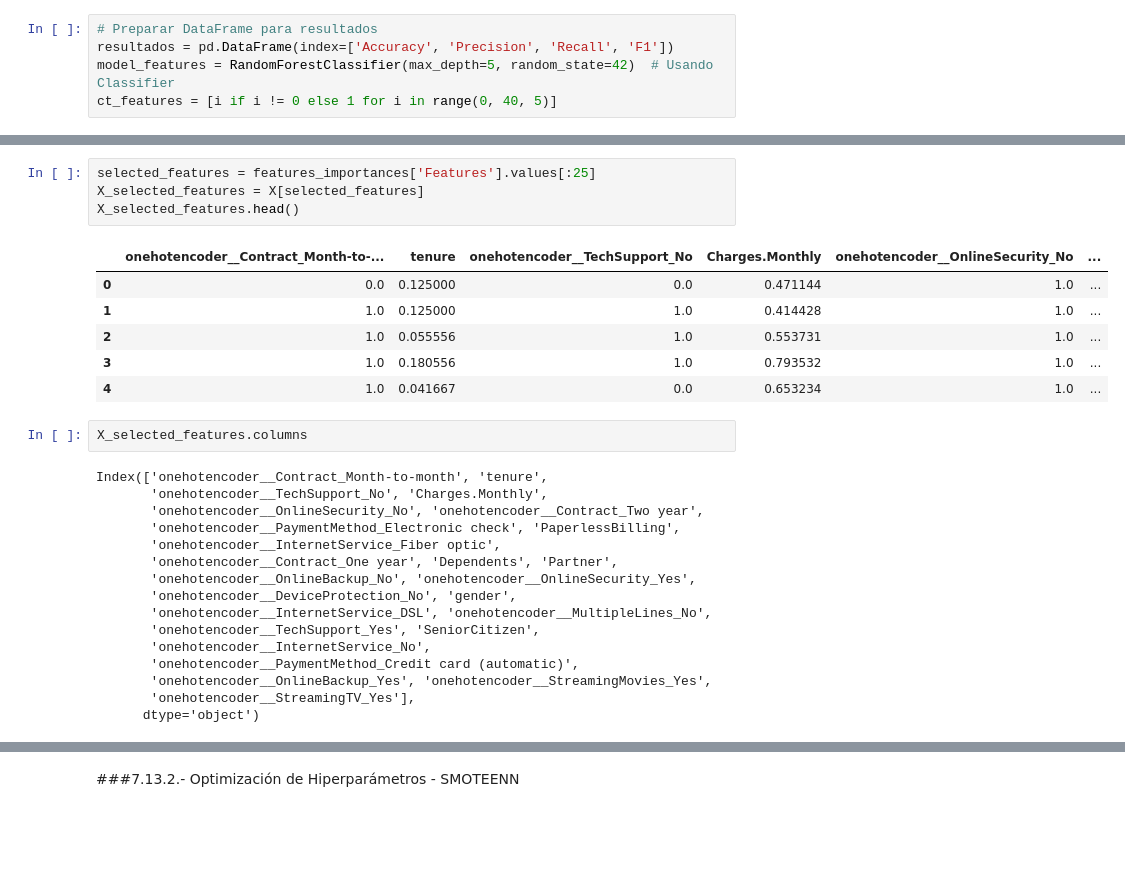
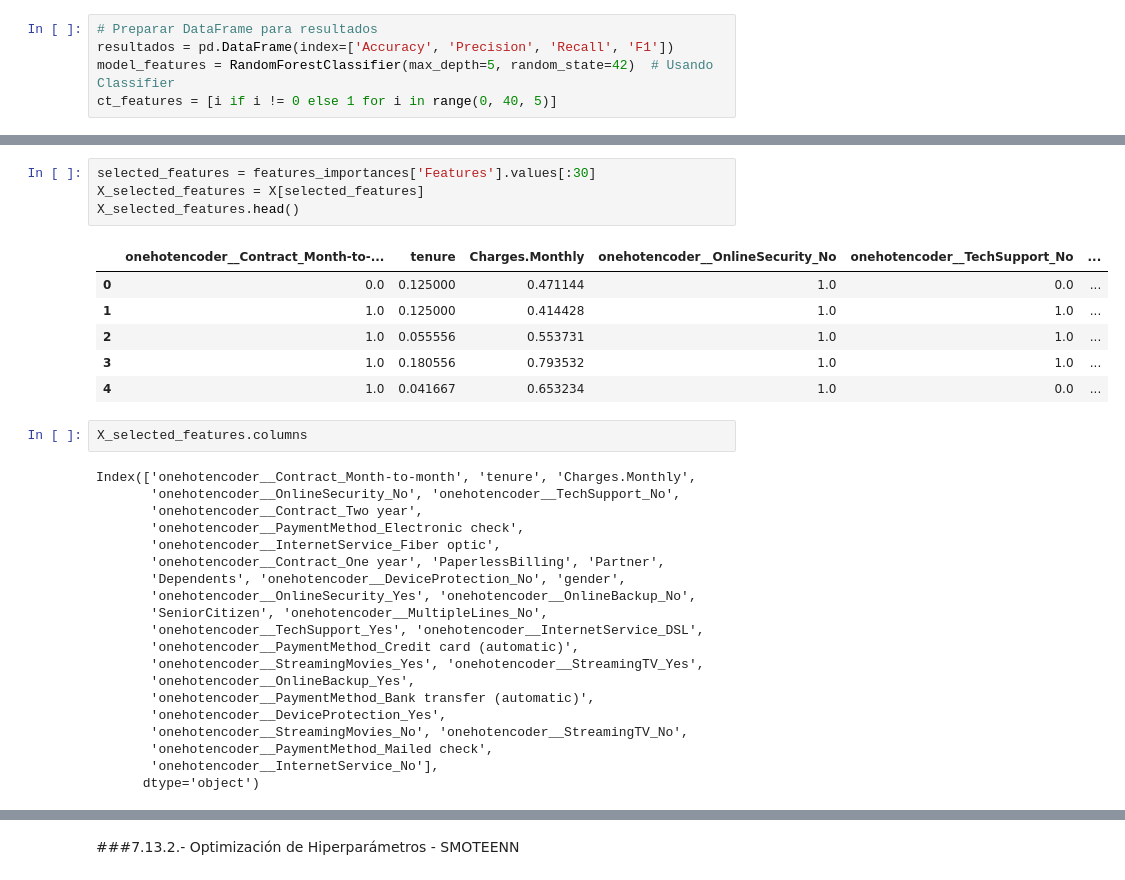
Before and after one commit to Antonio-B85/challenge-Parte-2--TelecomX, a Jupyter notebook: TelecomX_Parte2_Bosques_Aleatorios.ipynb, the cells around one changed output, grey strips where cells are left out. Saved outputs shown, nothing was run; the diff lists cells and outputs as text; blank space fills up the shorter version.

```diff
--- a/TelecomX_Parte2_Bosques_Aleatorios.ipynb
+++ b/TelecomX_Parte2_Bosques_Aleatorios.ipynb
@@ -1612,31 +1620,35 @@ resultados
 # %%
-selected_features = features_importances['Features'].values[:25]
+selected_features = features_importances['Features'].values[:30]
 X_selected_features = X[selected_features]
 X_selected_features.head()
 # %% [output]
-|  | onehotencoder__Contract_Month-to-... | tenure | onehotencoder__TechSupport_No | Charges.Monthly | onehotencoder__OnlineSecurity_No | ... |
-| 0 | 0.0 | 0.125000 | 0.0 | 0.471144 | 1.0 | ... |
-| 1 | 1.0 | 0.125000 | 1.0 | 0.414428 | 1.0 | ... |
-| 2 | 1.0 | 0.055556 | 1.0 | 0.553731 | 1.0 | ... |
-| 3 | 1.0 | 0.180556 | 1.0 | 0.793532 | 1.0 | ... |
-| 4 | 1.0 | 0.041667 | 0.0 | 0.653234 | 1.0 | ... |
+|  | onehotencoder__Contract_Month-to-... | tenure | Charges.Monthly | onehotencoder__OnlineSecurity_No | onehotencoder__TechSupport_No | ... |
+| 0 | 0.0 | 0.125000 | 0.471144 | 1.0 | 0.0 | ... |
+| 1 | 1.0 | 0.125000 | 0.414428 | 1.0 | 1.0 | ... |
+| 2 | 1.0 | 0.055556 | 0.553731 | 1.0 | 1.0 | ... |
+| 3 | 1.0 | 0.180556 | 0.793532 | 1.0 | 1.0 | ... |
+| 4 | 1.0 | 0.041667 | 0.653234 | 1.0 | 0.0 | ... |
 # %%
 X_selected_features.columns
 # %% [output]
-Index(['onehotencoder__Contract_Month-to-month', 'tenure',
-       'onehotencoder__TechSupport_No', 'Charges.Monthly',
-       'onehotencoder__OnlineSecurity_No', 'onehotencoder__Contract_Two year',
-       'onehotencoder__PaymentMethod_Electronic check', 'PaperlessBilling',
+Index(['onehotencoder__Contract_Month-to-month', 'tenure', 'Charges.Monthly',
+       'onehotencoder__OnlineSecurity_No', 'onehotencoder__TechSupport_No',
+       'onehotencoder__Contract_Two year',
+       'onehotencoder__PaymentMethod_Electronic check',
        'onehotencoder__InternetService_Fiber optic',
-       'onehotencoder__Contract_One year', 'Dependents', 'Partner',
-       'onehotencoder__OnlineBackup_No', 'onehotencoder__OnlineSecurity_Yes',
-       'onehotencoder__DeviceProtection_No', 'gender',
-       'onehotencoder__InternetService_DSL', 'onehotencoder__MultipleLines_No',
-       'onehotencoder__TechSupport_Yes', 'SeniorCitizen',
-       'onehotencoder__InternetService_No',
+       'onehotencoder__Contract_One year', 'PaperlessBilling', 'Partner',
+       'Dependents', 'onehotencoder__DeviceProtection_No', 'gender',
+       'onehotencoder__OnlineSecurity_Yes', 'onehotencoder__OnlineBackup_No',
+       'SeniorCitizen', 'onehotencoder__MultipleLines_No',
+       'onehotencoder__TechSupport_Yes', 'onehotencoder__InternetService_DSL',
        'onehotencoder__PaymentMethod_Credit card (automatic)',
-       'onehotencoder__OnlineBackup_Yes', 'onehotencoder__StreamingMovies_Yes',
-       'onehotencoder__StreamingTV_Yes'],
+       'onehotencoder__StreamingMovies_Yes', 'onehotencoder__StreamingTV_Yes',
+       'onehotencoder__OnlineBackup_Yes',
+       'onehotencoder__PaymentMethod_Bank transfer (automatic)',
+       'onehotencoder__DeviceProtection_Yes',
+       'onehotencoder__StreamingMovies_No', 'onehotencoder__StreamingTV_No',
+       'onehotencoder__PaymentMethod_Mailed check',
+       'onehotencoder__InternetService_No'],
       dtype='object')
 # %%
 X_selected_features.info()
```
Also changed, not shown: parts of 52 cells of this notebook.
